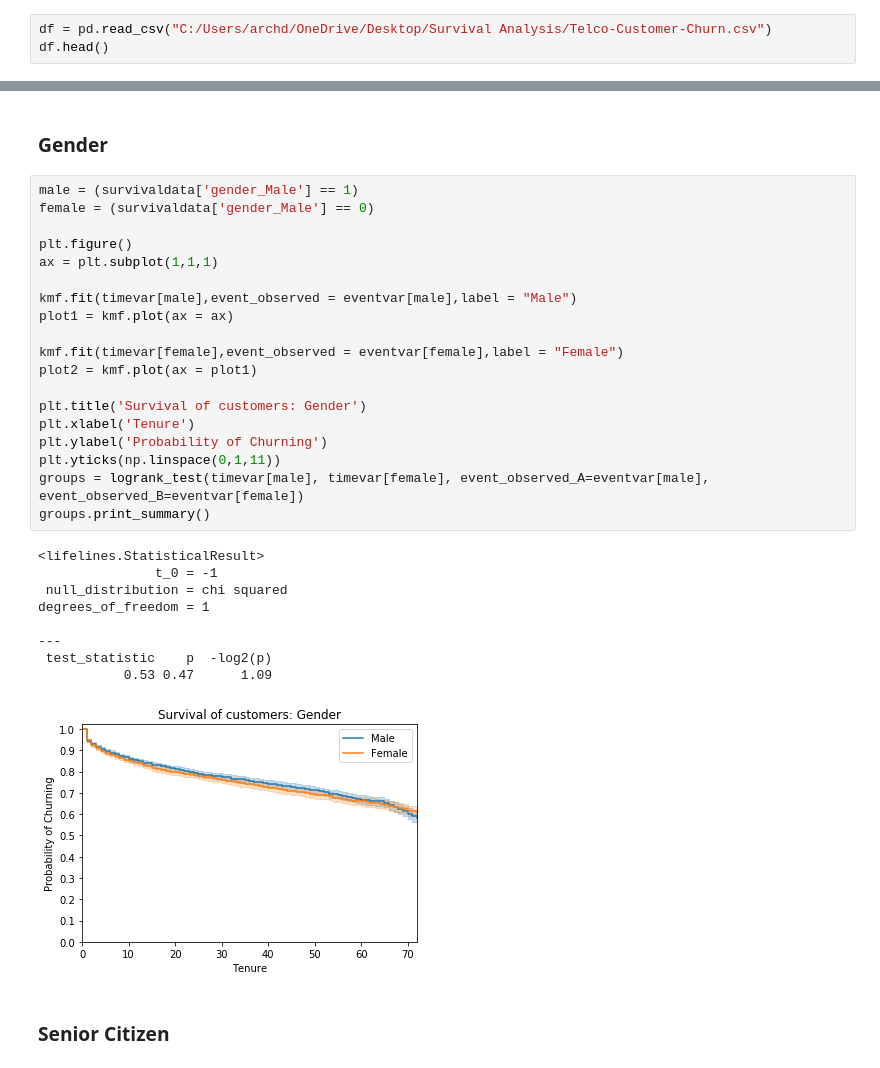
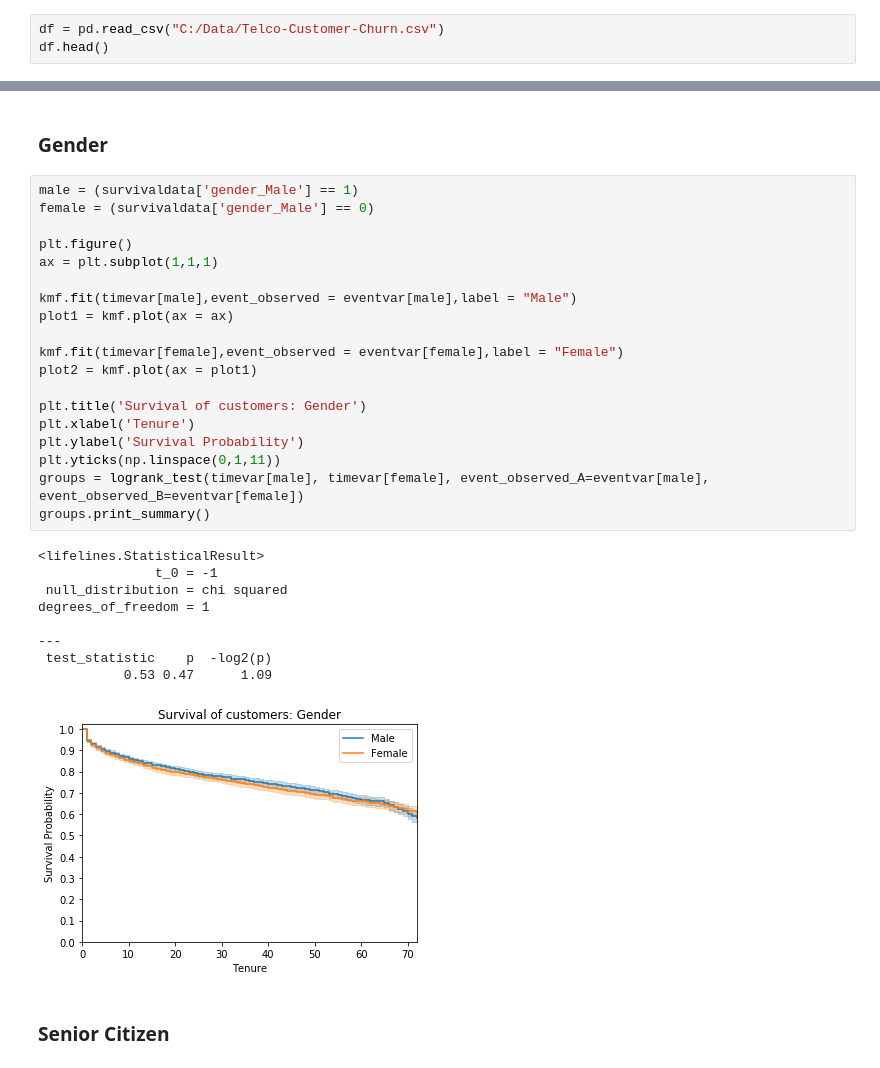
Before and after one commit to archd3sai/Customer-Survival-Analysis-and-Churn-Prediction, a Jupyter notebook: Customers Survival Analysis.ipynb, the cells around one changed output, grey strips where cells are left out. Cells and saved outputs as stored; diff of their text form.

```diff
--- a/Customers Survival Analysis.ipynb
+++ b/Customers Survival Analysis.ipynb
@@ -35,7 +36,7 @@ from lifelines import CoxPHFitter
 # %% [markdown]
 ## Data Preparation
 # %%
-df = pd.read_csv("C:/Users/archd/OneDrive/Desktop/Survival Analysis/Telco-Customer-Churn.csv")
+df = pd.read_csv("C:/Data/Telco-Customer-Churn.csv")
 df.head()
 # %% [output]
 |  | customerID | gender | SeniorCitizen | Partner | Dependents | tenure | PhoneService | MultipleLines | ... |
@@ -197,32 +198,32 @@ Note that rejecting the null hypothesis means that the survival times of groups
 # %%
 male = (survivaldata['gender_Male'] == 1)
 female = (survivaldata['gender_Male'] == 0)
 
 plt.figure()
 ax = plt.subplot(1,1,1)
 
 kmf.fit(timevar[male],event_observed = eventvar[male],label = "Male")
 plot1 = kmf.plot(ax = ax)
 
 kmf.fit(timevar[female],event_observed = eventvar[female],label = "Female")
 plot2 = kmf.plot(ax = plot1)
 
 plt.title('Survival of customers: Gender')
 plt.xlabel('Tenure')
-plt.ylabel('Probability of Churning')
+plt.ylabel('Survival Probability')
 plt.yticks(np.linspace(0,1,11))
 groups = logrank_test(timevar[male], timevar[female], event_observed_A=eventvar[male], event_observed_B=eventvar[female])
 groups.print_summary()
 # %% [output]
 <lifelines.StatisticalResult>
                t_0 = -1
  null_distribution = chi squared
 degrees_of_freedom = 1
 
 ---
  test_statistic    p  -log2(p)
            0.53 0.47      1.09
-[figure, old version]
+[figure, new version]
 # %% [markdown]
 ### Senior Citizen
 # %%
```
Also changed, not shown: parts of 17 cells of this notebook, 1 other file.
